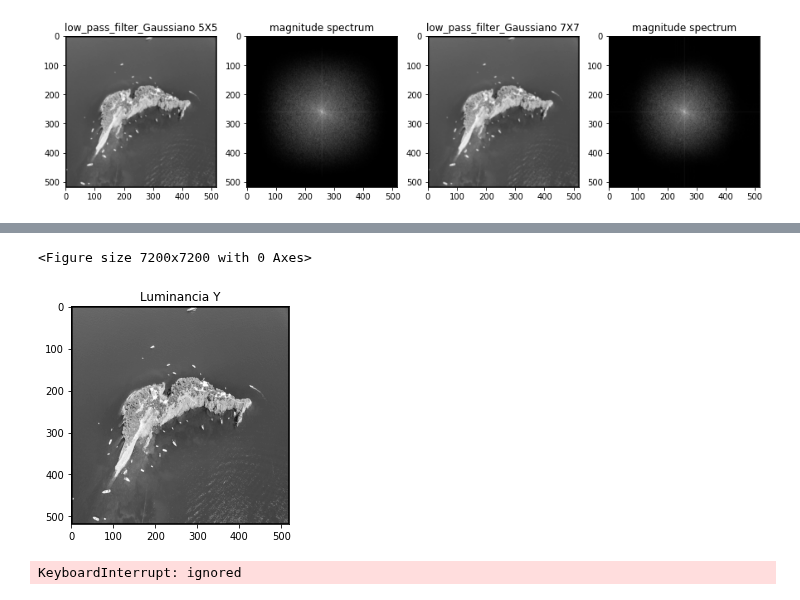
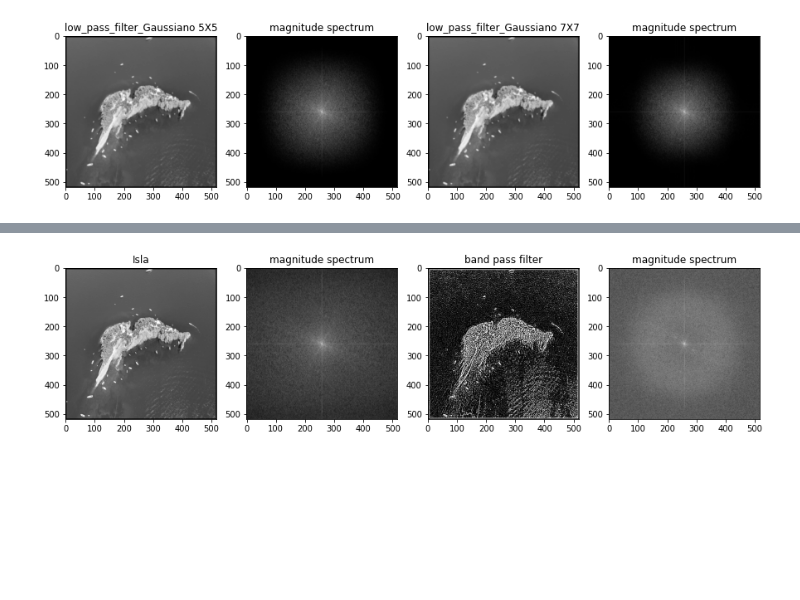
Before and after one commit to RonnyGuevara/COLAB, a Jupyter notebook: TP6/Práctica_6.ipynb, the cells around one changed output, grey strips where cells are left out. Drawn from its saved outputs; the diff is of its cells as text; code cells hidden in the pictures; blank space fills up the shorter version.

```diff
--- a/TP6/Práctica_6.ipynb
+++ b/TP6/Práctica_6.ipynb
@@ -509,12 +457,23 @@ def conservative_smoothing_gray(data, filter_size):
-# %%
-plot2_image(y,'Luminancia Y',cmap='gray')
-new_image=conservative_smoothing_gray(mag, 25)
-new_image=ifft_imagen(out, mag)
-new_image=yiq_to_image(new_image,i,q)
-new_image=image_YIQ2RGB(new_image)
-plot2_image(new_image,'Luminancia Y')
-plot2_image(new_image,'Luminancia Y',cmap='gray')
-# %% [output]
-<Figure size 7200x7200 with 0 Axes>
-[figure, removed]
-KeyboardInterrupt: ignored
+# %%
+#Kernels para filtro pasa banda
+kernelpb=np.array([[-1, -4, -6, -4, -1],[-4, 0, 8, 0, -4],[-6, 8, 28, 8, -6],[-4, 0, 8, 0, -4], [-1, -4, -6, -4, -1]])
+# %%
+#Filtro pasabanda
+mag, phase = fft_imagen (y)
+new_imagepb=low_pass_filter(y,kernelpb)
+new_imagepb=np.clip(new_imagepb,0,1)
+
+magpb, phasepb = fft_imagen (new_imagepb)
+fig, axes = plt.subplots(1, 4)
+fig.set_size_inches(15,15)
+axes[0].imshow(y,'gray')
+axes[0].set_title(Imagen)
+axes[1].imshow(mag,'gray')
+axes[1].set_title('magnitude spectrum')
+axes[2].imshow(new_imagepb, 'gray')
+axes[2].set_title('band pass filter')
+axes[3].imshow(magpb,'gray')
+axes[3].set_title('magnitude spectrum')
+plt.show()
+# %% [output]
+[figure, added]
```
Also changed, not shown: parts of 8 cells of this notebook.
